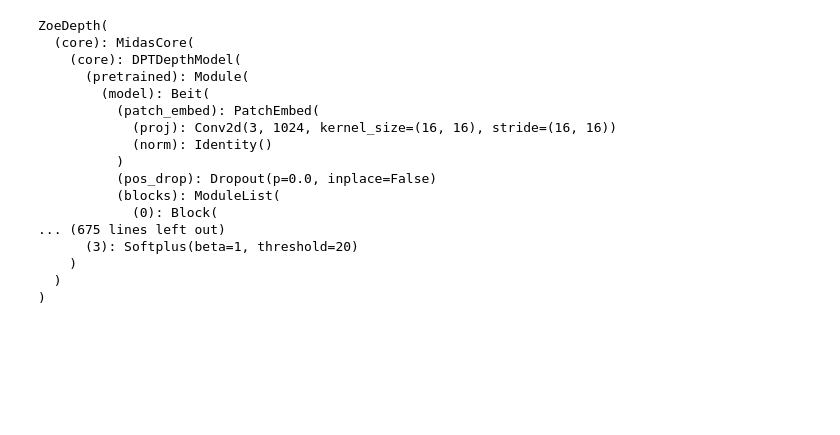
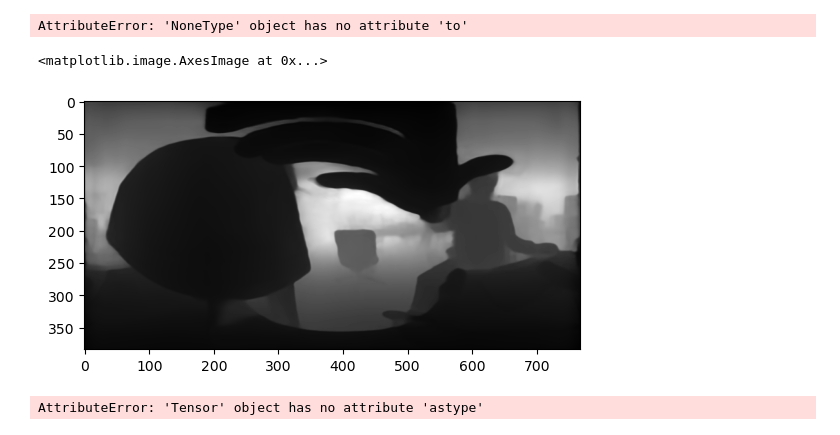
Before and after one commit to yusuku/DepthEstimationFrom360, a Jupyter notebook: ZoeDepthInference.ipynb, the cells around one changed output. Cells and saved outputs as stored; diff of their text form; code cells hidden in the pictures; blank space fills up the shorter version.

```diff
--- a/ZoeDepthInference.ipynb
+++ b/ZoeDepthInference.ipynb
@@ -20,0 +29,24 @@ Loaded successfully
+# %%
+from zoedepth.models.base_models.midas import MidasCore
+def build(midas_model_type="DPT_BEiT_L_384", pretrained_resource=None, use_pretrained_midas=False, train_midas=False, freeze_midas_bn=True, **kwargs):
+        core = MidasCore.build(midas_model_type=midas_model_type, use_pretrained_midas=use_pretrained_midas,
+                               train_midas=train_midas, fetch_features=True, freeze_bn=freeze_midas_bn, **kwargs)
+        model = ZoeDepth(core, **kwargs)
+        pretrained_resource='url::https://github.com/isl-org/ZoeDepth/releases/download/v1.0/ZoeD_M12_N.pt'
+        url = pretrained_resource.split('url::')[1]
+        state_dict = torch.hub.load_state_dict_from_url(url, map_location='cpu', progress=True)
+        state_dict= state_dict.get('model', state_dict)
+        state = {}
+        for k, v in state_dict.items():
+            if k.startswith('module.') and not do_prefix:
+                k = k[7:]
+
+            if not k.startswith('module.') and do_prefix:
+                k = 'module.' + k
+
+            state[k] = v
+
+
+        model.load_state_dict(state)
+# %%
+ model=build(**conf)
@@ -22,24 +66,38 @@ Loaded successfully
 import torch
 
 DEVICE = "cuda" if torch.cuda.is_available() else "cpu"
-zoe = model_zoe_n.to(DEVICE)
+#zoe = model_zoe_n.to(DEVICE)
+zoemodel=model.to(DEVICE)
+# %% [output]
+AttributeError: 'NoneType' object has no attribute 'to'
-# %%
-zoe
-# %% [output]
-ZoeDepth(
-  (core): MidasCore(
-    (core): DPTDepthModel(
-      (pretrained): Module(
-        (model): Beit(
-          (patch_embed): PatchEmbed(
-            (proj): Conv2d(3, 1024, kernel_size=(16, 16), stride=(16, 16))
-            (norm): Identity()
-          )
-          (pos_drop): Dropout(p=0.0, inplace=False)
-          (blocks): ModuleList(
-            (0): Block(
-... (675 lines left out)
-      (3): Softplus(beta=1, threshold=20)
-    )
-  )
-)
+# %%
+from torchvision import transforms
+import torch.nn.functional as F
+from PIL import Image
+import matplotlib.pyplot as plt
+fh=3
+fw=3
+path=r"f98f146eba5a102cb3441b0963f3c57e.png"
+image = Image.open(path).convert("RGB")
+x=transforms.ToTensor()(image).unsqueeze(0).to(DEVICE)
+
+output=zoemodel(x)['metric_depth']
+
+output=output.cpu().detach().squeeze().numpy()
+plt.imshow(output, cmap='gray')
+# %% [output]
+<matplotlib.image.AxesImage at 0x...>
+[figure, added]
+# %%
+torch.onnx.export(    zoemodel,               # model being run
+                      x,                         # model input (or a tuple for multiple inputs)
+                      "super_resolution.onnx",   # where to save the model (can be a file or file-like object)
+                      export_params=True,        # store the trained parameter weights inside the model file
+                      opset_version=15,          # the ONNX version to export the model to
+                      do_constant_folding=True,  # whether to execute constant folding for optimization
+                      input_names = ['input'],   # the model's input names
+                      output_names = ['output'], # the model's output names
+                      dynamic_axes={'input' : {0 : 'batch_size'},    # variable length axes
+                                    'output' : {0 : 'batch_size'}})
+# %% [output]
+AttributeError: 'Tensor' object has no attribute 'astype'
```
Also changed, not shown: parts of 12 cells of this notebook.
